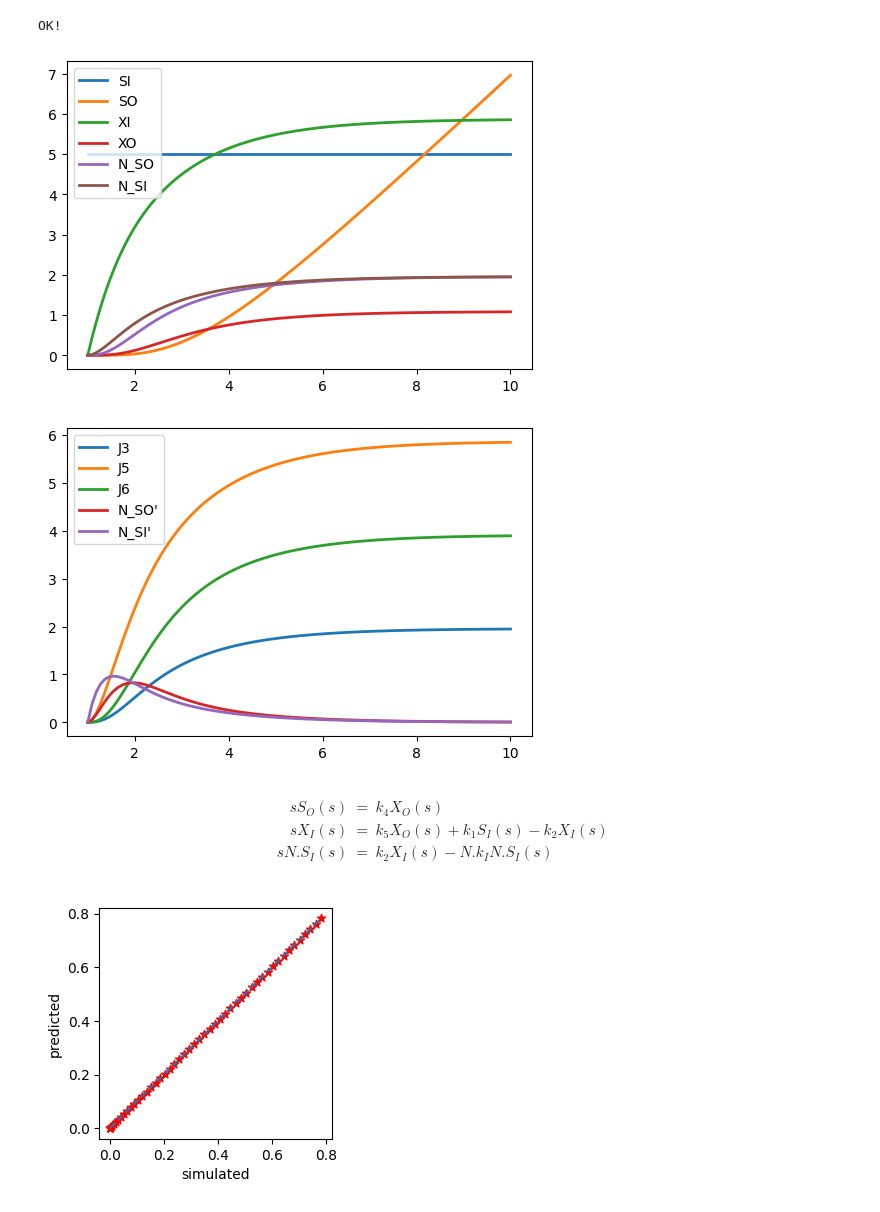
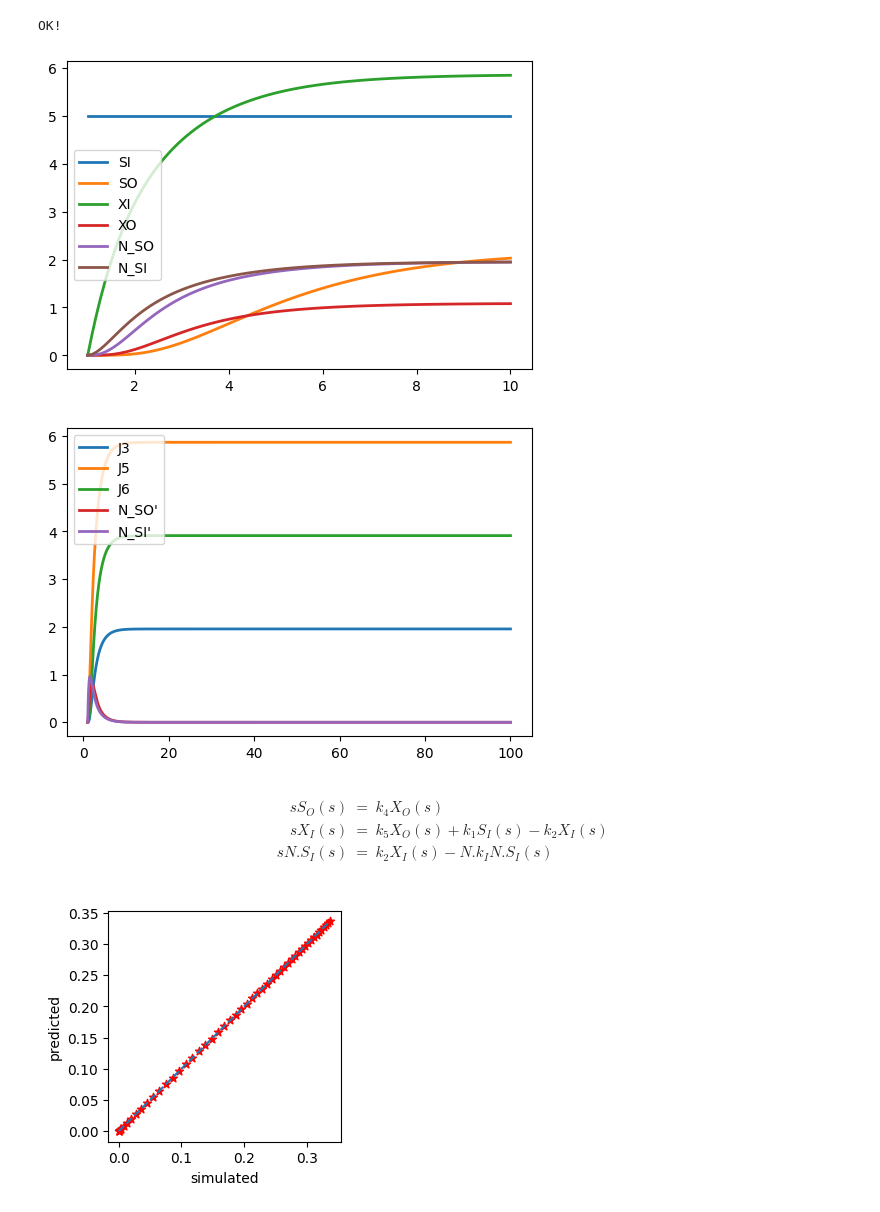
Before and after one commit to joseph-hellerstein/linear_reaction_networks, a Jupyter notebook: notebooks/Theory_Of_Approximate_Reaction_Networks.ipynb, the cells around one changed output. Saved outputs shown, nothing was run; the diff lists cells and outputs as text; code cells hidden in the pictures.

```diff
--- a/notebooks/Theory_Of_Approximate_Reaction_Networks.ipynb
+++ b/notebooks/Theory_Of_Approximate_Reaction_Networks.ipynb
@@ -373,13 +375,13 @@ H(s) & = & \frac{ k_1  k_2 k_3 k_4 G(s)}
 # %%
 # Get correct poles and zeroes. So problem is with the math.
 #
-def loopTransferFunction(model_tf, k1, k2, k3, k4, k5, knI, knO):
+def loopTransferFunction(model_tf, k1, k2, k3, k4, k5, k6, knI, knO):
     """
     Constructs the transfer function from S_I to S_O for the loop operation.
 
     Args:
         model_tf: Transfer function (of the network being looped)
-        k1, k2, k3, k4, k5: float (Parameters of the loop operation)
+        k1, k2, k3, k4, k5, k6: float (Parameters of the loop operation)
         kn: float (k_O^N, degradation constant for the output of the network being looped)
     """
     # Calculate terms
@@ -391,7 +393,7 @@ def loopTransferFunction(model_tf, k1, k2, k3, k4, k5, knI, knO):
     D = D1*D2
     C = control.TransferFunction([1], [1, knI])*control.TransferFunction([1, knO], [1, knO + k3])
     # Denominator
-    denom_tf = s*(D - K2*C*model_tf)
+    denom_tf = (s + k6)*(D - K2*C*model_tf)
     numr_tf = K1*C*model_tf
     #
     tf = numr_tf/denom_tf
@@ -400,8 +402,8 @@ def loopTransferFunction(model_tf, k1, k2, k3, k4, k5, knI, knO):
 # Tests
 model_tf = control.TransferFunction([1], [1, 1])
 model_tf = control.TransferFunction([1], [1])
-k1 = 1; k2 = 1; k3 =1; k4 =1; k5 = 0.8; knO=2; knI=1
-tf = loopTransferFunction(model_tf, k1, k2, k3, k4, k5, knI, knO)
+k1 = 1; k2 = 1; k3 =1; k4 =1; k5 = 0.8; k6=1; knO=2; knI=1
+tf = loopTransferFunction(model_tf, k1, k2, k3, k4, k5, k6, knI, knO)
 assert(isinstance(tf, control.TransferFunction))
 print("OK!")
 # %% [output]
@@ -415,36 +417,38 @@ species XO;
 J__SI__XI: $SI -> XI; k1*SI
 J__XI__N_SI: XI -> N_SI; k2*XI
 J3: N_SO -> XO; k3*N_SO
 J4: XO -> SO; k4*XO
+J4a: SO ->; k6*SO
 // Looped network
 J5: N_SI -> N_SO; kIO*N_SI
 J6: N_SO -> ; kO*N_SO
 // Added reactions
 J7: XO -> XI; k5*XO
 SI =5
 N_SI = 0
 N_SO = 0
 SO = 0
 #
 k1 = 1
 k2 = 1
 k3 = 1
 k4 = 1
 k5 = 0.8
+k6 = 0.5
 kIO = 3
 kO = 2
 end
 """
 rr = te.loada(model_loop)
 data_S = rr.simulate(1, 10, 100, selections=["time", "SI", "SO", "XI", "XO", "N_SO", "N_SI"])
 rr.plot()
 rr.reset()
 #rr.simulate(1, 10, 100, selections=["time", "J1", "J2", "J3", "J4", "J5", "J6", "J7"])
-data_J = rr.simulate(1, 10, 100, selections=["time", "J3", "J5", "J6", "N_SO'", "N_SI'"])
+data_J = rr.simulate(1, 100, 1000, selections=["time", "J3", "J5", "J6", "N_SO'", "N_SI'"])
 rr.plot()
 # %% [output]
-[figure, old version]
+[figure, new version]
-[figure, old version]
+[figure, new version]
 # %% [markdown]
 \begin{eqnarray}
 s S_O (s) & = & k_4 X_O (s)  \\
@@ -452,13 +456,13 @@ s X_I (s) & = & k_5 X_O(s) + k_1 S_I (s) - k_2 X_I (s) \\
 s N.S_I (s) & = & k_2 X_I(s) - N.k_I N.S_I(s) \\
 \end{eqnarray}
 # %%
-k1 = 1; k2 = 10; k3 = 1; k4=1; k5=0.2
+k1 = 1; k2 = 10; k3 = 1; k4=1; k5=0.2; k6=0.5
 kIO = 10; kO =20; SI=5
 inner_tf = control.TransferFunction([kIO], [1, kO])
-tf = loopTransferFunction(inner_tf, k1, k2, k3, k4, k5, kIO, kO)
+tf = loopTransferFunction(inner_tf, k1, k2, k3, k4, k5, k6, kIO, kO)
 #_ = plotStep(model=model_loop, tf=tf, figsize=(3, 3), k=k, k1=k1, k2=k2, SI=SI, kIO=kIO, kO=kO)
 #_ = plotStep(model=model_loop, figsize=(3, 3), k1=k1, k2=k2, k3=k3, k4=k4, k5=k5, SI=SI, kIO=kIO, kO=kO)
 #_ = plotStep( tf=tf, figsize=(3, 3), k1=k1, k2=k2, k3=k3, k4=k4, k5=k5, SI=SI, kIO=kIO, kO=kO)
-_ = plotStep(model=model_loop, tf=tf, figsize=(3, 3), k1=k1, k2=k2, k3=k3, k4=k4, k5=k5, SI=SI, kIO=kIO, kO=kO)
+_ = plotStep(model=model_loop, tf=tf, figsize=(3, 3), k1=k1, k2=k2, k3=k3, k4=k4, k5=k5, k6=k6, SI=SI, kIO=kIO, kO=kO)
 # %% [output]
-[figure, old version]
+[figure, new version]
```
Also changed, not shown: parts of 9 cells of this notebook, 8 other files.
